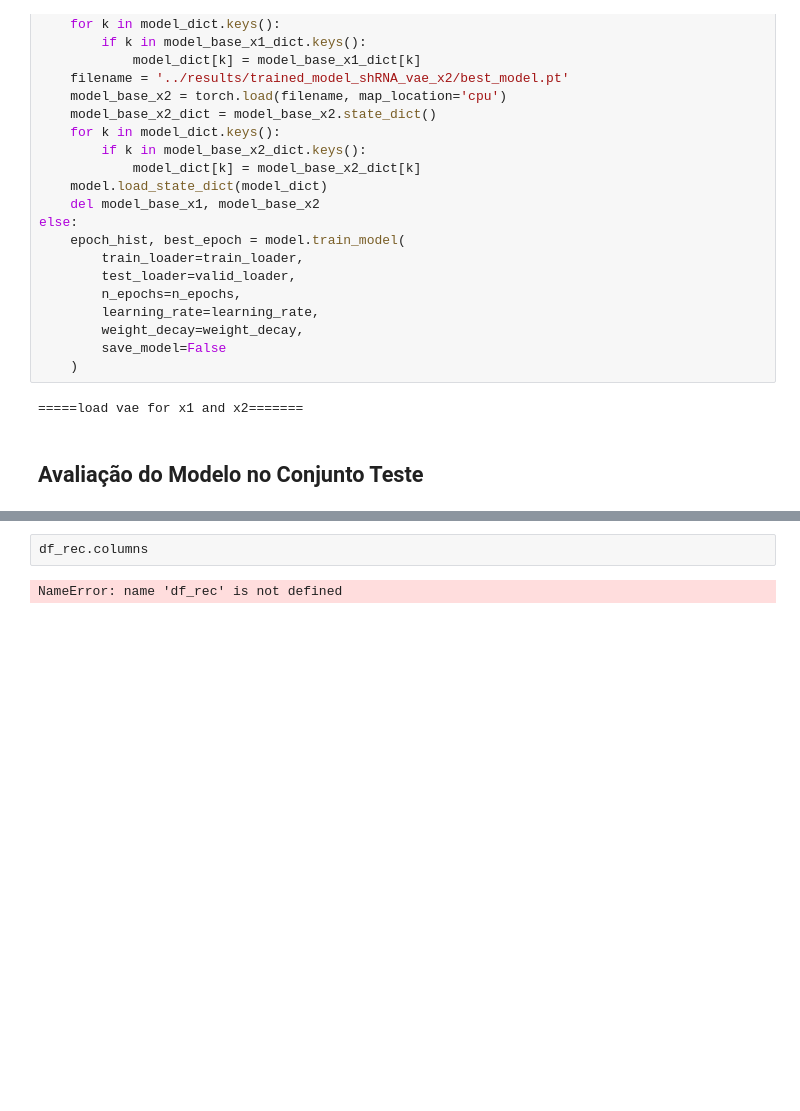
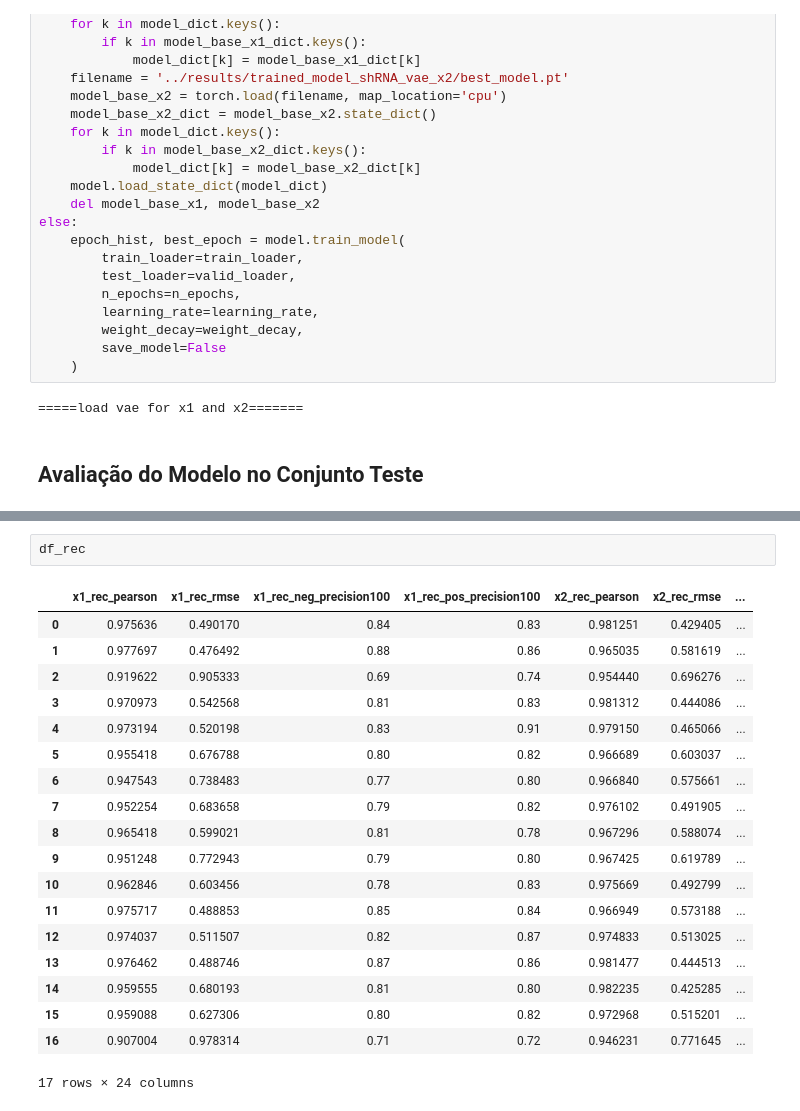
Before and after one commit to samirbraga/TranSiGen, a Jupyter notebook: src/data_exploration.ipynb, the cells around one changed output, grey strips where cells are left out. Drawn from its saved outputs; the diff is of its cells as text; blank space fills up the shorter version.

```diff
--- a/src/data_exploration.ipynb
+++ b/src/data_exploration.ipynb
@@ -208,4 +204,22 @@ RuntimeError: CUDA error: CUBLAS_STATUS_EXECUTION_FAILED when calling `cublasSge
 # %%
-df_rec.columns
+df_rec
 # %% [output]
+|  | x1_rec_pearson | x1_rec_rmse | x1_rec_neg_precision100 | x1_rec_pos_precision100 | x2_rec_pearson | x2_rec_rmse | ... |
+| 0 | 0.975636 | 0.490170 | 0.84 | 0.83 | 0.981251 | 0.429405 | ... |
+| 1 | 0.977697 | 0.476492 | 0.88 | 0.86 | 0.965035 | 0.581619 | ... |
+| 2 | 0.919622 | 0.905333 | 0.69 | 0.74 | 0.954440 | 0.696276 | ... |
+| 3 | 0.970973 | 0.542568 | 0.81 | 0.83 | 0.981312 | 0.444086 | ... |
+| 4 | 0.973194 | 0.520198 | 0.83 | 0.91 | 0.979150 | 0.465066 | ... |
+| 5 | 0.955418 | 0.676788 | 0.80 | 0.82 | 0.966689 | 0.603037 | ... |
+| 6 | 0.947543 | 0.738483 | 0.77 | 0.80 | 0.966840 | 0.575661 | ... |
+| 7 | 0.952254 | 0.683658 | 0.79 | 0.82 | 0.976102 | 0.491905 | ... |
+| 8 | 0.965418 | 0.599021 | 0.81 | 0.78 | 0.967296 | 0.588074 | ... |
+| 9 | 0.951248 | 0.772943 | 0.79 | 0.80 | 0.967425 | 0.619789 | ... |
+| 10 | 0.962846 | 0.603456 | 0.78 | 0.83 | 0.975669 | 0.492799 | ... |
+| 11 | 0.975717 | 0.488853 | 0.85 | 0.84 | 0.966949 | 0.573188 | ... |
+| 12 | 0.974037 | 0.511507 | 0.82 | 0.87 | 0.974833 | 0.513025 | ... |
+| 13 | 0.976462 | 0.488746 | 0.87 | 0.86 | 0.981477 | 0.444513 | ... |
+| 14 | 0.959555 | 0.680193 | 0.81 | 0.80 | 0.982235 | 0.425285 | ... |
+| 15 | 0.959088 | 0.627306 | 0.80 | 0.82 | 0.972968 | 0.515201 | ... |
+| 16 | 0.907004 | 0.978314 | 0.71 | 0.72 | 0.946231 | 0.771645 | ... |
-NameError: name 'df_rec' is not defined
+17 rows × 24 columns
```
Also changed, not shown: parts of 5 cells of this notebook, 2 other files.
